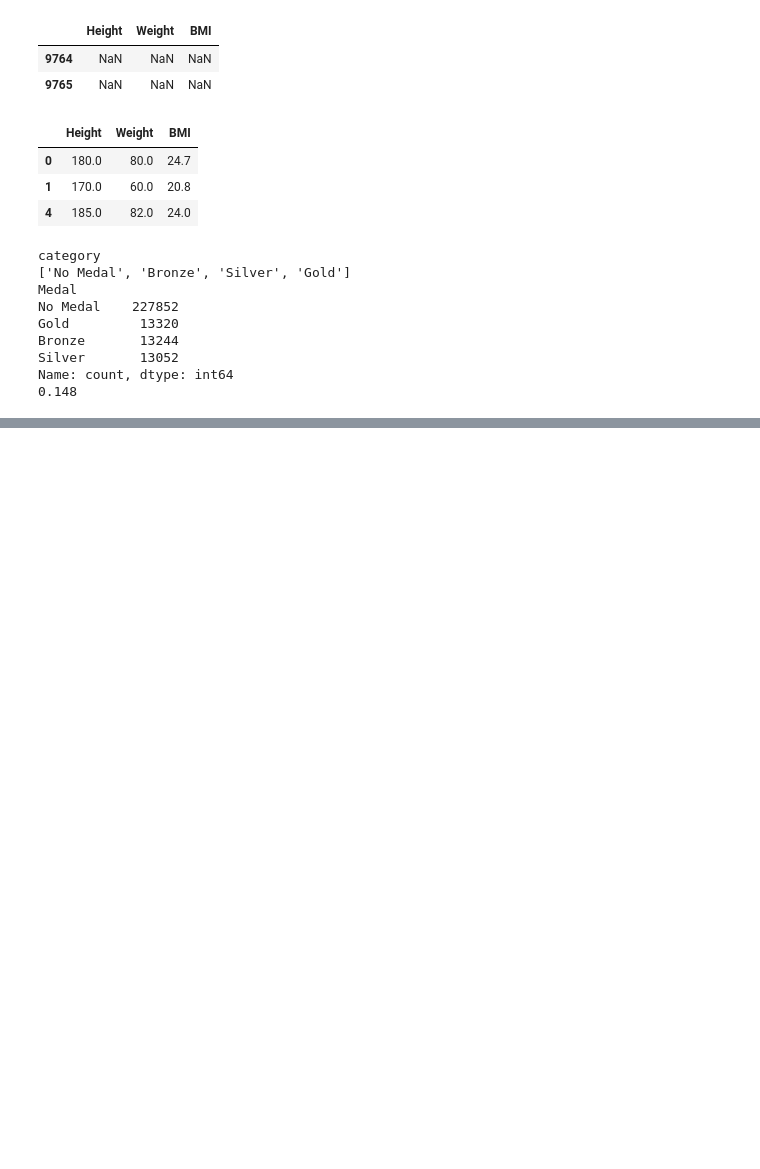
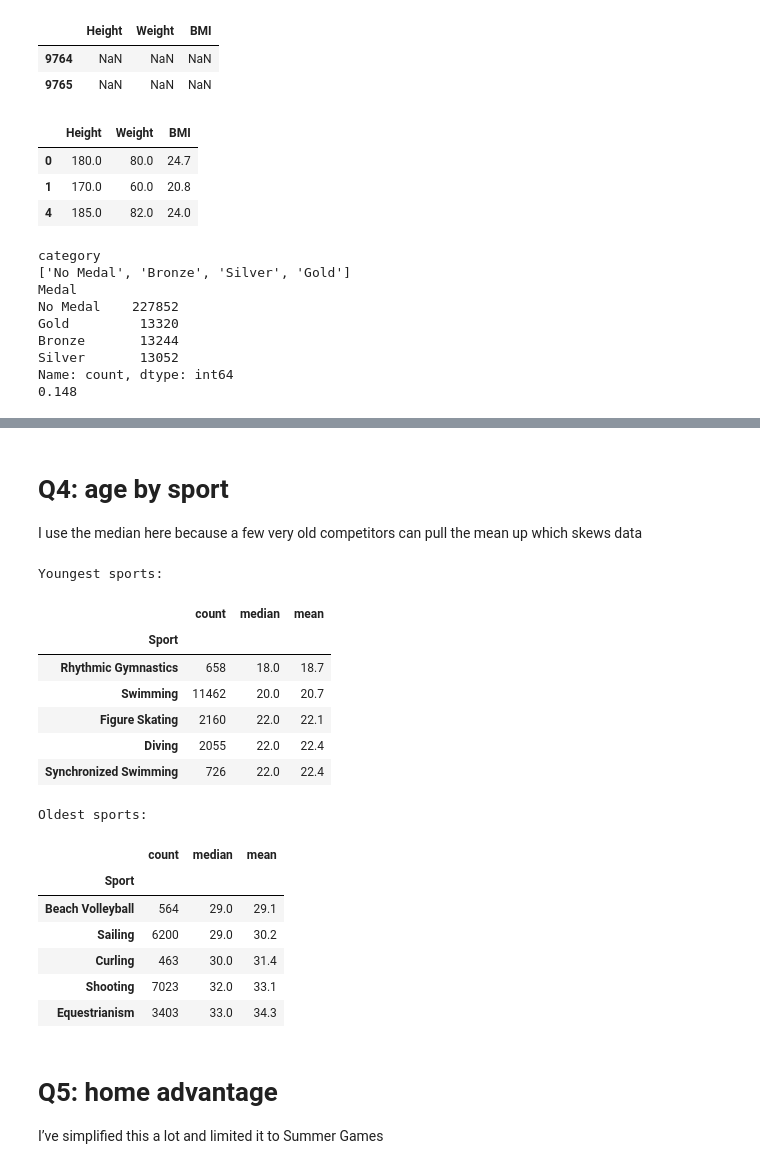
Before and after one commit to saifahmad03/pandas_project, a Jupyter notebook: notebooks/olympics_analysis.ipynb, the cells around one changed output, grey strips where cells are left out. Saved outputs shown, nothing was run; the diff lists cells and outputs as text; code cells hidden in the pictures; blank space fills up the shorter version.

```diff
--- a/notebooks/olympics_analysis.ipynb
+++ b/notebooks/olympics_analysis.ipynb
@@ -336,0 +476,36 @@ df.to_csv("../data/processed/olympics_clean.csv", index=False)
+# %% [markdown]
+# Q4: age by sport
+
+I use the median here because a few very old competitors can pull the mean up which skews data
+# %%
+age = people.dropna(subset=["Age"]).copy()
+age["Age"] = age["Age"].astype(float)     # convert back to normal numbers for the maths
+
+age_by_sport = age.groupby("Sport", observed=True)["Age"].agg(["count", "median", "mean"]).round(1)
+age_by_sport = age_by_sport[age_by_sport["count"] >= 300].sort_values(["median", "mean"])
+
+print("Youngest sports:")
+display(age_by_sport.head(5))
+print("Oldest sports:")
+display(age_by_sport.tail(5))
+# %% [output]
+Youngest sports:
+|  | count | median | mean |
+| Sport |  |  |  |
+| Rhythmic Gymnastics | 658 | 18.0 | 18.7 |
+| Swimming | 11462 | 20.0 | 20.7 |
+| Figure Skating | 2160 | 22.0 | 22.1 |
+| Diving | 2055 | 22.0 | 22.4 |
+| Synchronized Swimming | 726 | 22.0 | 22.4 |
+Oldest sports:
+|  | count | median | mean |
+| Sport |  |  |  |
+| Beach Volleyball | 564 | 29.0 | 29.1 |
+| Sailing | 6200 | 29.0 | 30.2 |
+| Curling | 463 | 30.0 | 31.4 |
+| Shooting | 7023 | 32.0 | 33.1 |
+| Equestrianism | 3403 | 33.0 | 34.3 |
+# %% [markdown]
+# Q5: home advantage
+
+I’ve simplified this a lot and limited it to Summer Games
```
Also changed, not shown: parts of 16 cells of this notebook.
